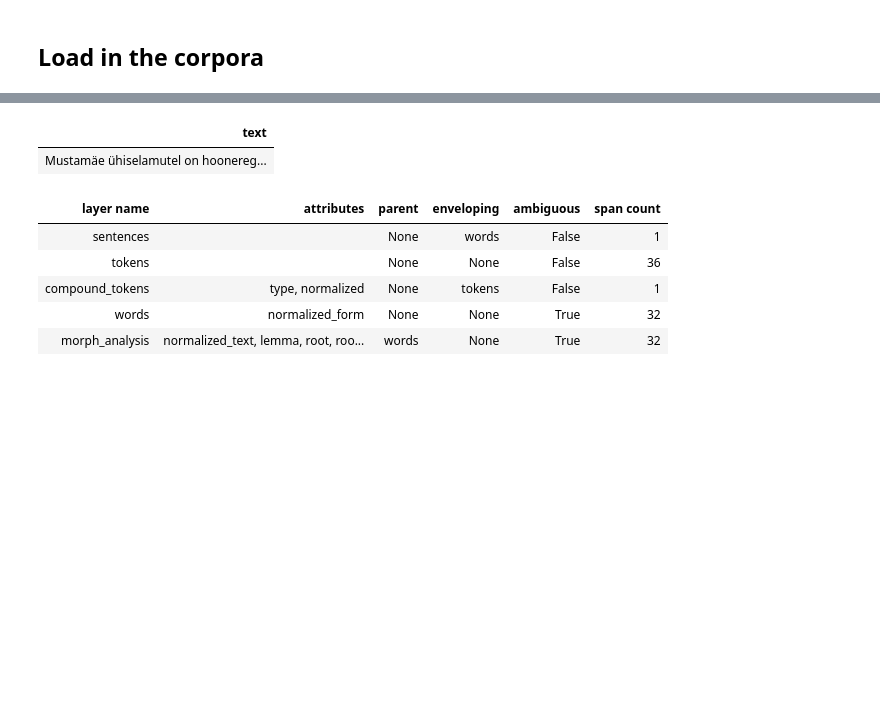
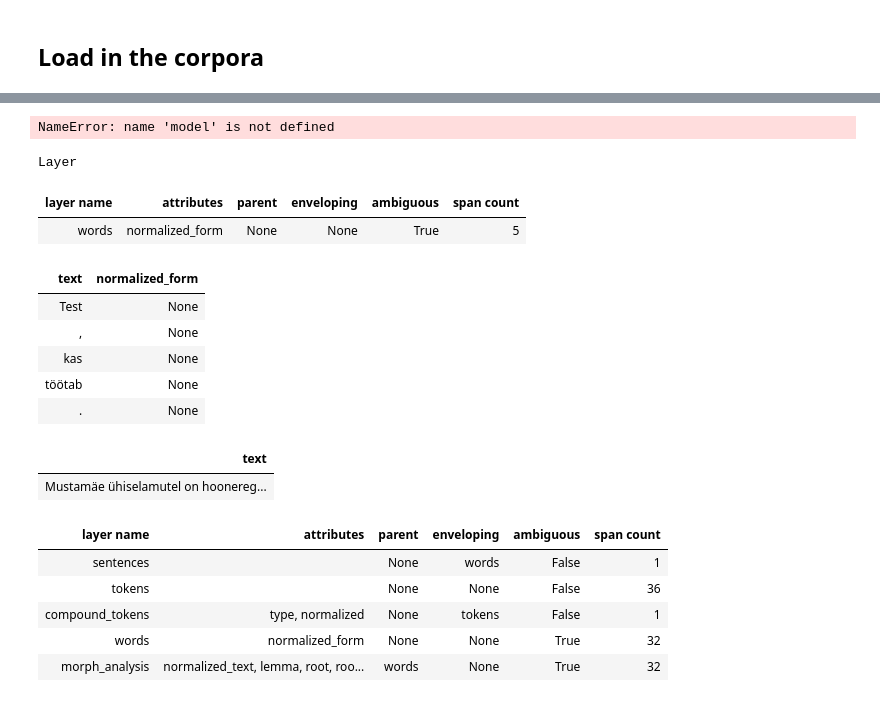
Before and after one commit to andreaspung/estonian-embeddings, a Jupyter notebook: estonian-embeddings.ipynb, the cells around one changed output, grey strips where cells are left out. Drawn from its saved outputs; the diff is of its cells as text; code cells hidden in the pictures; blank space fills up the shorter version.

Commit message:
WIP training word2vec

```diff
--- a/estonian-embeddings.ipynb
+++ b/estonian-embeddings.ipynb
@@ -69,0 +125,4 @@ corpora\etnc19_balanced_corpus.prevert
+# %%
+model.wv['Tallinn']
+# %% [output]
+NameError: name 'model' is not defined
@@ -70,3 +135,18 @@ corpora\etnc19_balanced_corpus.prevert
+# %%
+text = Text("Test, kas töötab.")
+text.tag_layer()
+
+text.words
+# %% [output]
+Layer
+| layer name | attributes | parent | enveloping | ambiguous | span count |
+| words | normalized_form | None | None | True | 5 |
+| text | normalized_form |
+| Test | None |
+| , | None |
+| kas | None |
+| töötab | None |
+| . | None |
 # %%
 import re
 sentences = []
```
Also changed, not shown: parts of 8 cells of this notebook.
